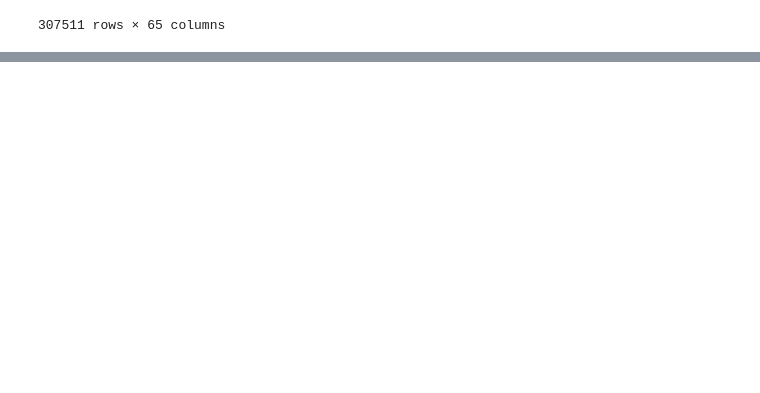
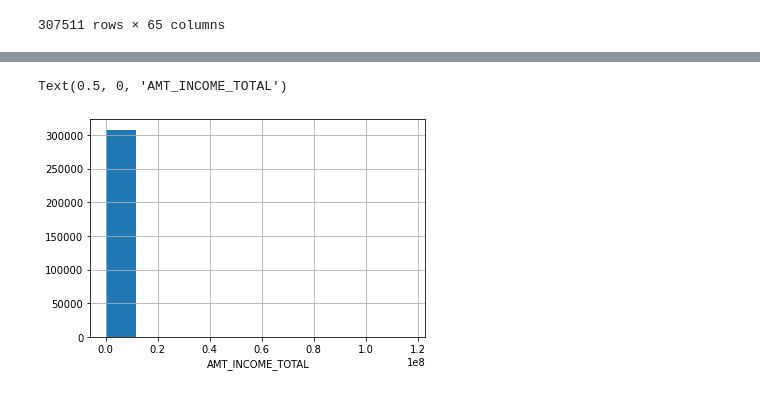
Before and after one commit to liyuyu0418/ML100Days, a Jupyter notebook: homework/HW008/Day_008_HW.ipynb, the cells around one changed output, grey strips where cells are left out. Cells and saved outputs as stored; diff of their text form; code cells hidden in the pictures; blank space fills up the shorter version.

```diff
--- a/homework/HW008/Day_008_HW.ipynb
+++ b/homework/HW008/Day_008_HW.ipynb
@@ -295,0 +268,6 @@ ValueError: shape mismatch: objects cannot be broadcast to a single shape
+# %%
+app_train['AMT_INCOME_TOTAL'].hist()
+plt.xlabel('AMT_INCOME_TOTAL')
+# %% [output]
+Text(0.5, 0, 'AMT_INCOME_TOTAL')
+[figure, added]
```
Also changed, not shown: parts of 4 cells of this notebook.
